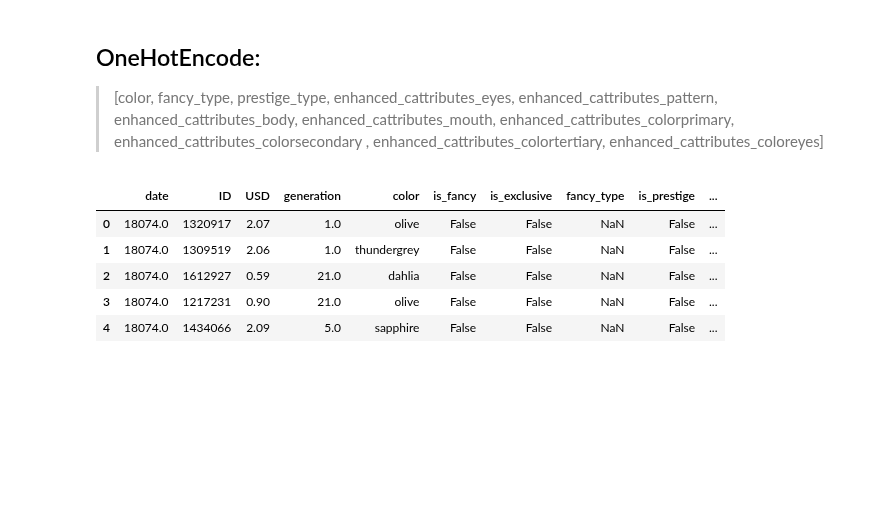
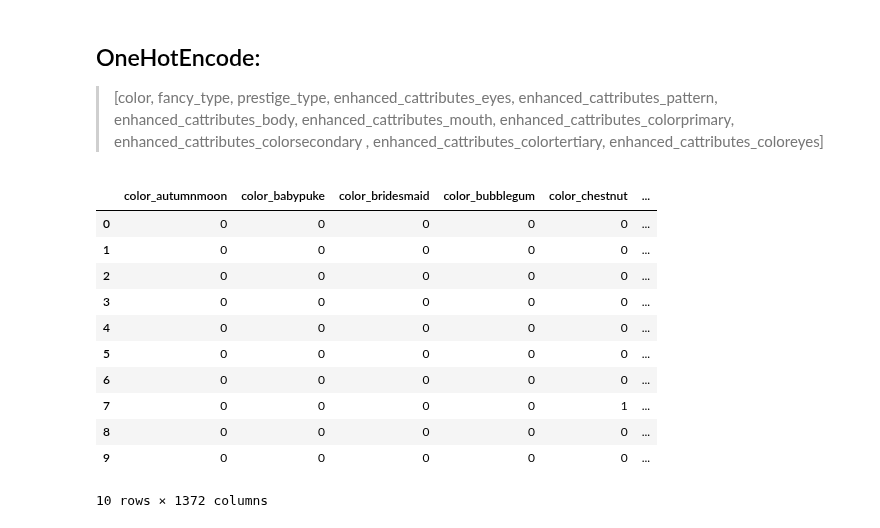
Before and after one commit to DylanBedetti/Trading-Cryptokitties, a Jupyter notebook: Model/Testing Model.ipynb, the cells around one changed output. Drawn from its saved outputs; the diff is of its cells as text; code cells hidden in the pictures; blank space fills up the shorter version.

```diff
--- a/Model/Testing Model.ipynb
+++ b/Model/Testing Model.ipynb
@@ -72,12 +42,18 @@ memory usage: 7.0+ MB
 # %% [markdown]
 ## OneHotEncode:
 > [color, fancy_type, prestige_type, enhanced_cattributes_eyes, enhanced_cattributes_pattern, enhanced_cattributes_body, enhanced_cattributes_mouth, enhanced_cattributes_colorprimary, enhanced_cattributes_colorsecondary	, enhanced_cattributes_colortertiary, enhanced_cattributes_coloreyes]
-# %%
-data.head(5)
-# %% [output]
-|  | date | ID | USD | generation | color | is_fancy | is_exclusive | fancy_type | is_prestige | ... |
-| 0 | 18074.0 | 1320917 | 2.07 | 1.0 | olive | False | False | NaN | False | ... |
-| 1 | 18074.0 | 1309519 | 2.06 | 1.0 | thundergrey | False | False | NaN | False | ... |
-| 2 | 18074.0 | 1612927 | 0.59 | 21.0 | dahlia | False | False | NaN | False | ... |
-| 3 | 18074.0 | 1217231 | 0.90 | 21.0 | olive | False | False | NaN | False | ... |
-| 4 | 18074.0 | 1434066 | 2.09 | 5.0 | sapphire | False | False | NaN | False | ... |
+# %%
+pd.get_dummies(data[['color', 'fancy_type', 'prestige_type', 'enhanced_cattributes_eyes', 'enhanced_cattributes_pattern', 'enhanced_cattributes_body', 'enhanced_cattributes_mouth', 'enhanced_cattributes_colorprimary', 'enhanced_cattributes_colorsecondary' , 'enhanced_cattributes_colortertiary', 'enhanced_cattributes_coloreyes']]).head(10)
+# %% [output]
+|  | color_autumnmoon | color_babypuke | color_bridesmaid | color_bubblegum | color_chestnut | ... |
+| 0 | 0 | 0 | 0 | 0 | 0 | ... |
+| 1 | 0 | 0 | 0 | 0 | 0 | ... |
+| 2 | 0 | 0 | 0 | 0 | 0 | ... |
+| 3 | 0 | 0 | 0 | 0 | 0 | ... |
+| 4 | 0 | 0 | 0 | 0 | 0 | ... |
+| 5 | 0 | 0 | 0 | 0 | 0 | ... |
+| 6 | 0 | 0 | 0 | 0 | 0 | ... |
+| 7 | 0 | 0 | 0 | 0 | 1 | ... |
+| 8 | 0 | 0 | 0 | 0 | 0 | ... |
+| 9 | 0 | 0 | 0 | 0 | 0 | ... |
+10 rows × 1372 columns
```
Also changed, not shown: parts of 11 cells of this notebook, 2 other files.
